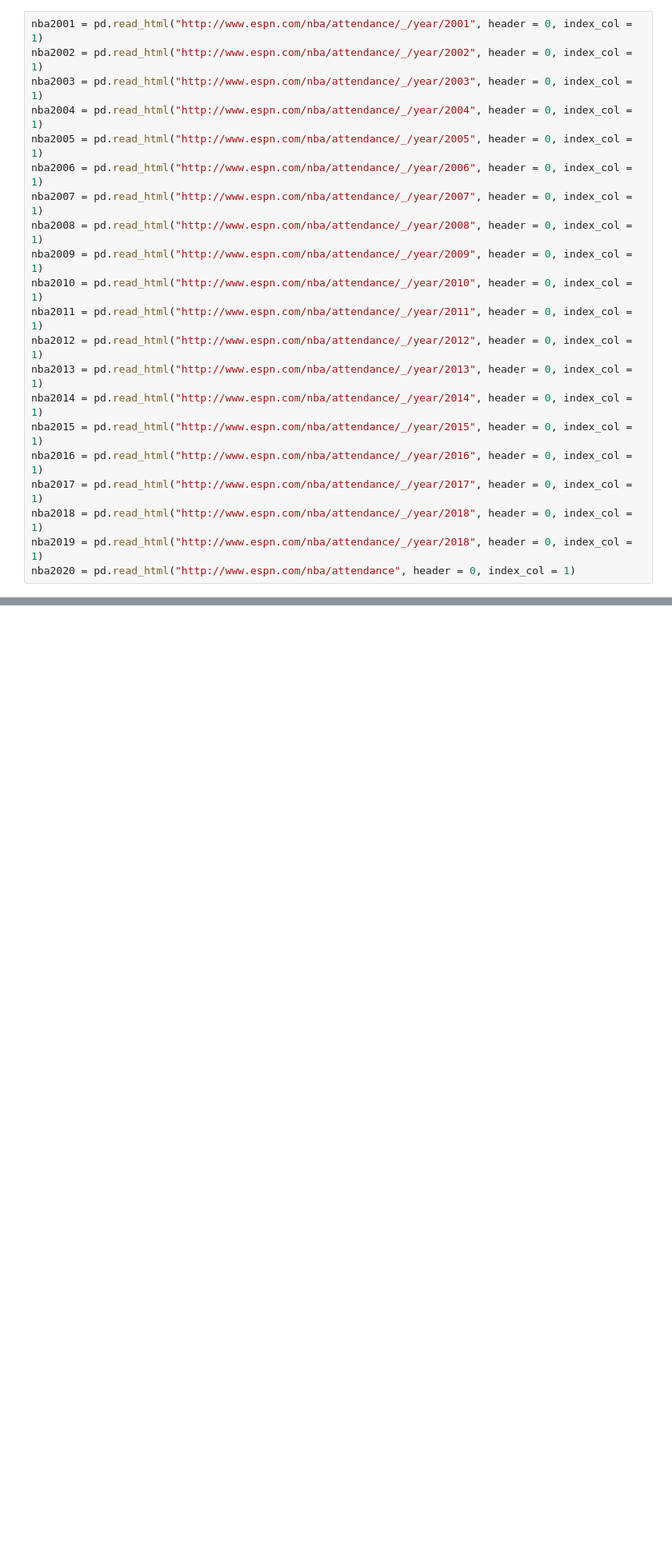
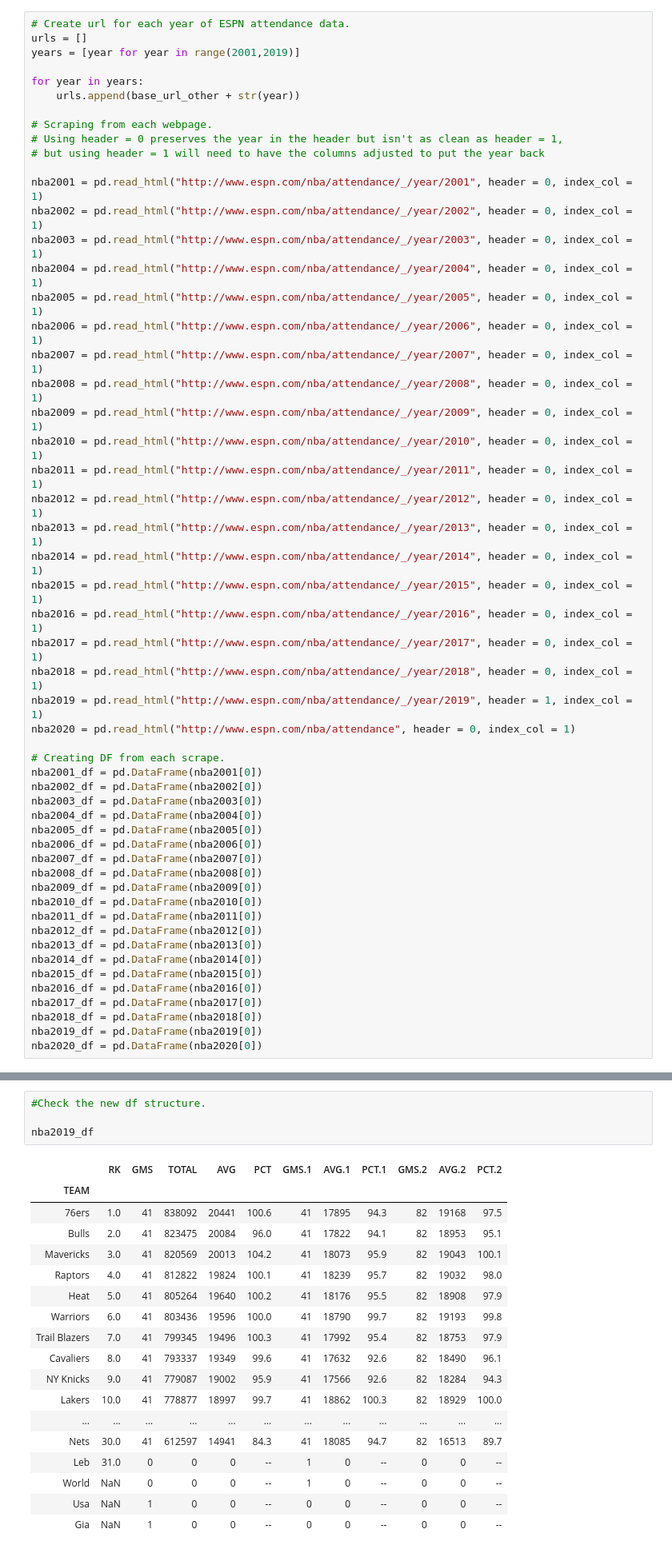
Before and after one commit to brentgarbe/Group6Repo, a Jupyter notebook: Data_Exploration.ipynb, the cells around one changed output, grey strips where cells are left out. Shown at 80% size. Cells and saved outputs as stored; diff of their text form; blank space fills up the shorter version.

```diff
--- a/Data_Exploration.ipynb
+++ b/Data_Exploration.ipynb
@@ -19,4 +17,15 @@ for year in years:
 # %%
+# Create url for each year of ESPN attendance data.
+urls = []
+years = [year for year in range(2001,2019)]
+
+for year in years:
+    urls.append(base_url_other + str(year))
+
+# Scraping from each webpage.
+# Using header = 0 preserves the year in the header but isn't as clean as header = 1,
+# but using header = 1 will need to have the columns adjusted to put the year back
+
 nba2001 = pd.read_html("http://www.espn.com/nba/attendance/_/year/2001", header = 0, index_col = 1)
 nba2002 = pd.read_html("http://www.espn.com/nba/attendance/_/year/2002", header = 0, index_col = 1)
 nba2003 = pd.read_html("http://www.espn.com/nba/attendance/_/year/2003", header = 0, index_col = 1)
@@ -35,5 +44,27 @@ nba2015 = pd.read_html("http://www.espn.com/nba/attendance/_/year/2015", header
 nba2016 = pd.read_html("http://www.espn.com/nba/attendance/_/year/2016", header = 0, index_col = 1)
 nba2017 = pd.read_html("http://www.espn.com/nba/attendance/_/year/2017", header = 0, index_col = 1)
 nba2018 = pd.read_html("http://www.espn.com/nba/attendance/_/year/2018", header = 0, index_col = 1)
-nba2019 = pd.read_html("http://www.espn.com/nba/attendance/_/year/2018", header = 0, index_col = 1)
+nba2019 = pd.read_html("http://www.espn.com/nba/attendance/_/year/2019", header = 1, index_col = 1)
 nba2020 = pd.read_html("http://www.espn.com/nba/attendance", header = 0, index_col = 1)
+
+# Creating DF from each scrape.
+nba2001_df = pd.DataFrame(nba2001[0])
+nba2002_df = pd.DataFrame(nba2002[0])
+nba2003_df = pd.DataFrame(nba2003[0])
+nba2004_df = pd.DataFrame(nba2004[0])
+nba2005_df = pd.DataFrame(nba2005[0])
+nba2006_df = pd.DataFrame(nba2006[0])
+nba2007_df = pd.DataFrame(nba2007[0])
+nba2008_df = pd.DataFrame(nba2008[0])
+nba2009_df = pd.DataFrame(nba2009[0])
+nba2010_df = pd.DataFrame(nba2010[0])
+nba2011_df = pd.DataFrame(nba2011[0])
+nba2012_df = pd.DataFrame(nba2012[0])
+nba2013_df = pd.DataFrame(nba2013[0])
+nba2014_df = pd.DataFrame(nba2014[0])
+nba2015_df = pd.DataFrame(nba2015[0])
+nba2016_df = pd.DataFrame(nba2016[0])
+nba2017_df = pd.DataFrame(nba2017[0])
+nba2018_df = pd.DataFrame(nba2018[0])
+nba2019_df = pd.DataFrame(nba2019[0])
+nba2020_df = pd.DataFrame(nba2020[0])
@@ -222,0 +71,23 @@ salary_df.head()
+# %%
+#Check the new df structure.
+
+nba2019_df
+# %% [output]
+|  | RK | GMS | TOTAL | AVG | PCT | GMS.1 | AVG.1 | PCT.1 | GMS.2 | AVG.2 | PCT.2 |
+| TEAM |  |  |  |  |  |  |  |  |  |  |  |
+| 76ers | 1.0 | 41 | 838092 | 20441 | 100.6 | 41 | 17895 | 94.3 | 82 | 19168 | 97.5 |
+| Bulls | 2.0 | 41 | 823475 | 20084 | 96.0 | 41 | 17822 | 94.1 | 82 | 18953 | 95.1 |
+| Mavericks | 3.0 | 41 | 820569 | 20013 | 104.2 | 41 | 18073 | 95.9 | 82 | 19043 | 100.1 |
+| Raptors | 4.0 | 41 | 812822 | 19824 | 100.1 | 41 | 18239 | 95.7 | 82 | 19032 | 98.0 |
+| Heat | 5.0 | 41 | 805264 | 19640 | 100.2 | 41 | 18176 | 95.5 | 82 | 18908 | 97.9 |
+| Warriors | 6.0 | 41 | 803436 | 19596 | 100.0 | 41 | 18790 | 99.7 | 82 | 19193 | 99.8 |
+| Trail Blazers | 7.0 | 41 | 799345 | 19496 | 100.3 | 41 | 17992 | 95.4 | 82 | 18753 | 97.9 |
+| Cavaliers | 8.0 | 41 | 793337 | 19349 | 99.6 | 41 | 17632 | 92.6 | 82 | 18490 | 96.1 |
+| NY Knicks | 9.0 | 41 | 779087 | 19002 | 95.9 | 41 | 17566 | 92.6 | 82 | 18284 | 94.3 |
+| Lakers | 10.0 | 41 | 778877 | 18997 | 99.7 | 41 | 18862 | 100.3 | 82 | 18929 | 100.0 |
+| ... | ... | ... | ... | ... | ... | ... | ... | ... | ... | ... | ... |
+| Nets | 30.0 | 41 | 612597 | 14941 | 84.3 | 41 | 18085 | 94.7 | 82 | 16513 | 89.7 |
+| Leb | 31.0 | 0 | 0 | 0 | -- | 1 | 0 | -- | 0 | 0 | -- |
+| World | NaN | 0 | 0 | 0 | -- | 1 | 0 | -- | 0 | 0 | -- |
+| Usa | NaN | 1 | 0 | 0 | -- | 0 | 0 | -- | 0 | 0 | -- |
+| Gia | NaN | 1 | 0 | 0 | -- | 0 | 0 | -- | 0 | 0 | -- |
```
Also changed, not shown: parts of 34 cells of this notebook, 5 other files.
